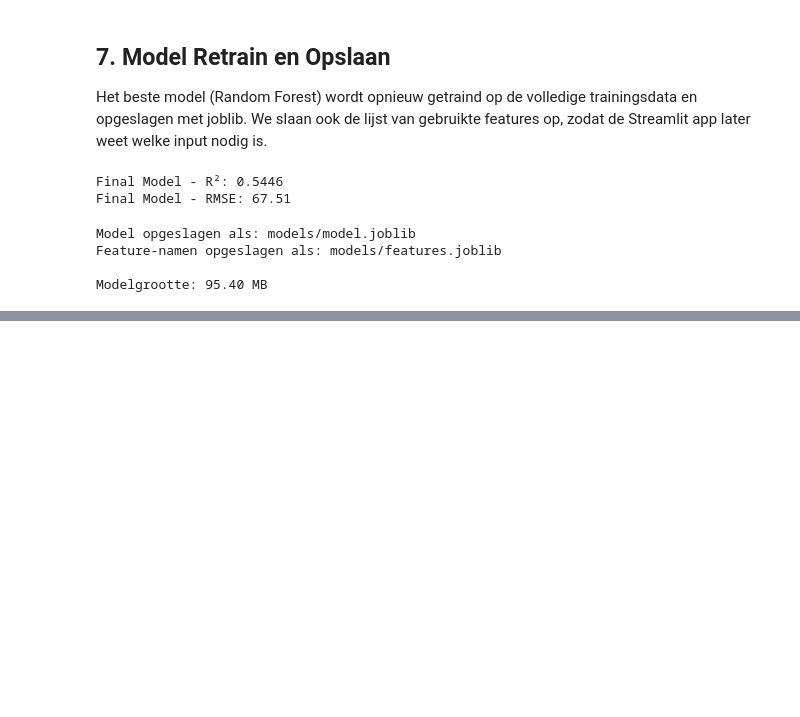
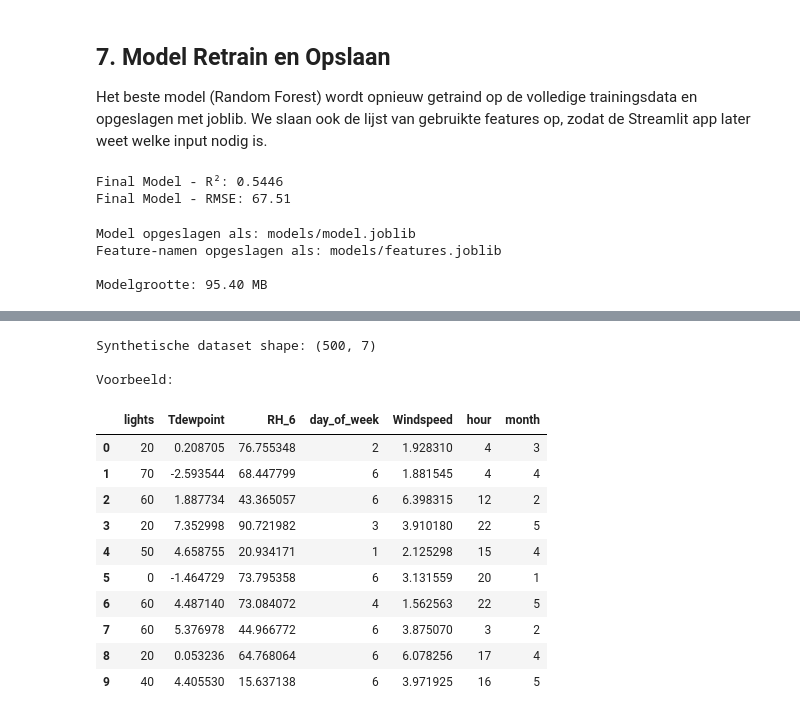
Before and after one commit to Oyin-Adegoju/energy-regression, a Jupyter notebook: notebooks/regression_analysis.ipynb, the cells around one changed output, grey strips where cells are left out. Cells and saved outputs as stored; diff of their text form; code cells hidden in the pictures; blank space fills up the shorter version.

```diff
--- a/notebooks/regression_analysis.ipynb
+++ b/notebooks/regression_analysis.ipynb
@@ -716,0 +798,36 @@ Modelgrootte: 95.40 MB
+# %%
+# Synthetische data genereren op basis van de originele statistieken
+np.random.seed(42)
+n_samples = 500
+
+synthetic_data = pd.DataFrame()
+
+for feature in selected_features:
+    col = df[feature]
+
+    if feature in ['hour', 'day_of_week', 'month', 'lights']:
+        # Discrete features: random kiezen uit bestaande waarden
+        synthetic_data[feature] = np.random.choice(col.unique(), size=n_samples)
+    else:
+        # Continue features: normaalverdeling met zelfde gemiddelde en std
+        synthetic_data[feature] = np.random.normal(col.mean(), col.std(), size=n_samples)
+        synthetic_data[feature] = synthetic_data[feature].clip(col.min(), col.max())
+
+print(f"Synthetische dataset shape: {synthetic_data.shape}")
+print(f"\nVoorbeeld:")
+synthetic_data.head(10)
+# %% [output]
+Synthetische dataset shape: (500, 7)
+
+Voorbeeld:
+|  | lights | Tdewpoint | RH_6 | day_of_week | Windspeed | hour | month |
+| 0 | 20 | 0.208705 | 76.755348 | 2 | 1.928310 | 4 | 3 |
+| 1 | 70 | -2.593544 | 68.447799 | 6 | 1.881545 | 4 | 4 |
+| 2 | 60 | 1.887734 | 43.365057 | 6 | 6.398315 | 12 | 2 |
+| 3 | 20 | 7.352998 | 90.721982 | 3 | 3.910180 | 22 | 5 |
+| 4 | 50 | 4.658755 | 20.934171 | 1 | 2.125298 | 15 | 4 |
+| 5 | 0 | -1.464729 | 73.795358 | 6 | 3.131559 | 20 | 1 |
+| 6 | 60 | 4.487140 | 73.084072 | 4 | 1.562563 | 22 | 5 |
+| 7 | 60 | 5.376978 | 44.966772 | 6 | 3.875070 | 3 | 2 |
+| 8 | 20 | 0.053236 | 64.768064 | 6 | 6.078256 | 17 | 4 |
+| 9 | 40 | 4.405530 | 15.637138 | 6 | 3.971925 | 16 | 5 |
```
Also changed, not shown: parts of 13 cells of this notebook, 6 other files.
